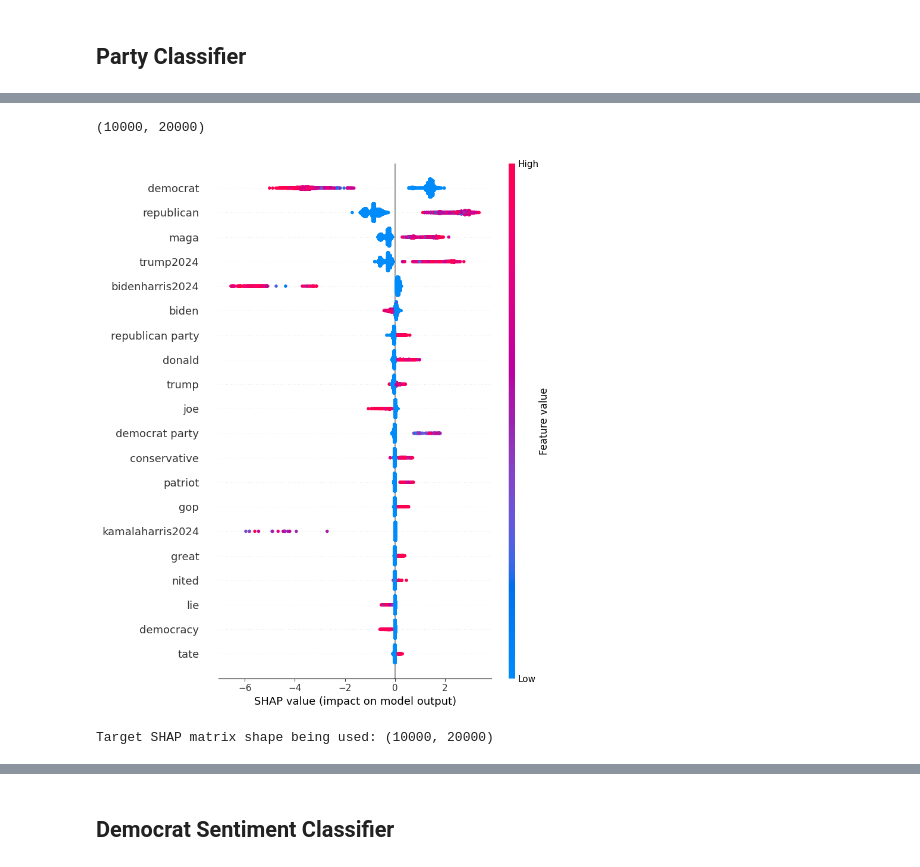
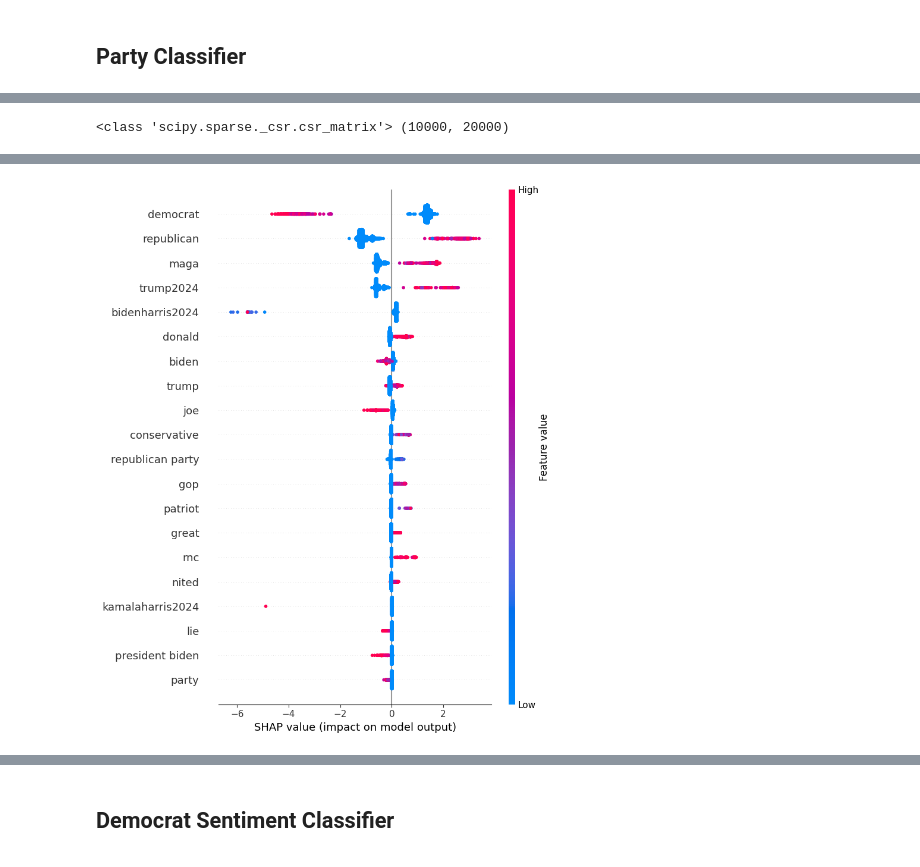
Before and after one commit to Birkbeck/msc-project-source-code-files-24-25-tayyib-saddique, a Jupyter notebook: x_processing/shap.ipynb, the cells around one changed output, grey strips where cells are left out. Drawn from its saved outputs; the diff is of its cells as text; code cells hidden in the pictures.

```diff
--- a/x_processing/shap.ipynb
+++ b/x_processing/shap.ipynb
@@ -23,0 +57,6 @@ print(labelled_df.shape[0])
+# %%
+party_model = joblib.load("models/LightGBM_party_classifier.joblib")
+tfidf = party_model.named_steps["tfidf"]
+lgb_model = party_model.named_steps["clf"]
+
+X_sample_test_tfidf = tfidf.transform(X_sample_test)
@@ -24,36 +69,3 @@ print(labelled_df.shape[0])
 # %%
-party_model = joblib.load("models/LightGBM_party_classifier.joblib")
-
-tfidf = party_model.named_steps['tfidf']
-lgb_model = party_model.named_steps['clf']
-
-sample_idx = np.random.choice(labelled_df.shape[0], 10000, replace=False)
-sample_texts = labelled_df['clean_text'].iloc[sample_idx]
-
-X_sample = tfidf.transform(sample_texts)
-
-print(X_sample.shape)
+explainer = shap.TreeExplainer(lgb_model)
+shap_values = explainer(X_sample_test_tfidf)
-# %% [output]
-(10000, 20000)
-# %%
-X_sample_dense = X_sample.toarray()
-
-explainer = shap.TreeExplainer(lgb_model)
-
-# Compute SHAP values
-shap_values = explainer.shap_values(X_sample_dense)
-
-# Plot
-shap.summary_plot(
-    shap_values,
-    X_sample_dense,
-    feature_names=tfidf.get_feature_names_out()
-)
-# %% [output]
-[figure, removed]
-# %%
-target_shap_values = np.array(shap_values)
-
-print(f"Target SHAP matrix shape being used: {target_shap_values.shape}")
-# %% [output]
-Target SHAP matrix shape being used: (10000, 20000)
@@ -64,0 +72,14 @@ feature_names_full = tfidf.get_feature_names_out()
+# %%
+print(type(shap_values.values), shap_values.values.shape)
+# %% [output]
+<class 'scipy.sparse._csr.csr_matrix'> (10000, 20000)
+# %%
+feature_names = tfidf.get_feature_names_out()
+
+shap_dense = shap_values.values.toarray()  # shape: (10000, 20000)
+X_dense = X_sample_test_tfidf.toarray()
+
+shap.initjs()
+
+shap.summary_plot(shap_dense, features=X_dense, feature_names=feature_names)
+# %% [output]
@@ -64,0 +87 @@ feature_names_full = tfidf.get_feature_names_out()
+[figure, added]
```
Also changed, not shown: parts of 19 cells of this notebook.
